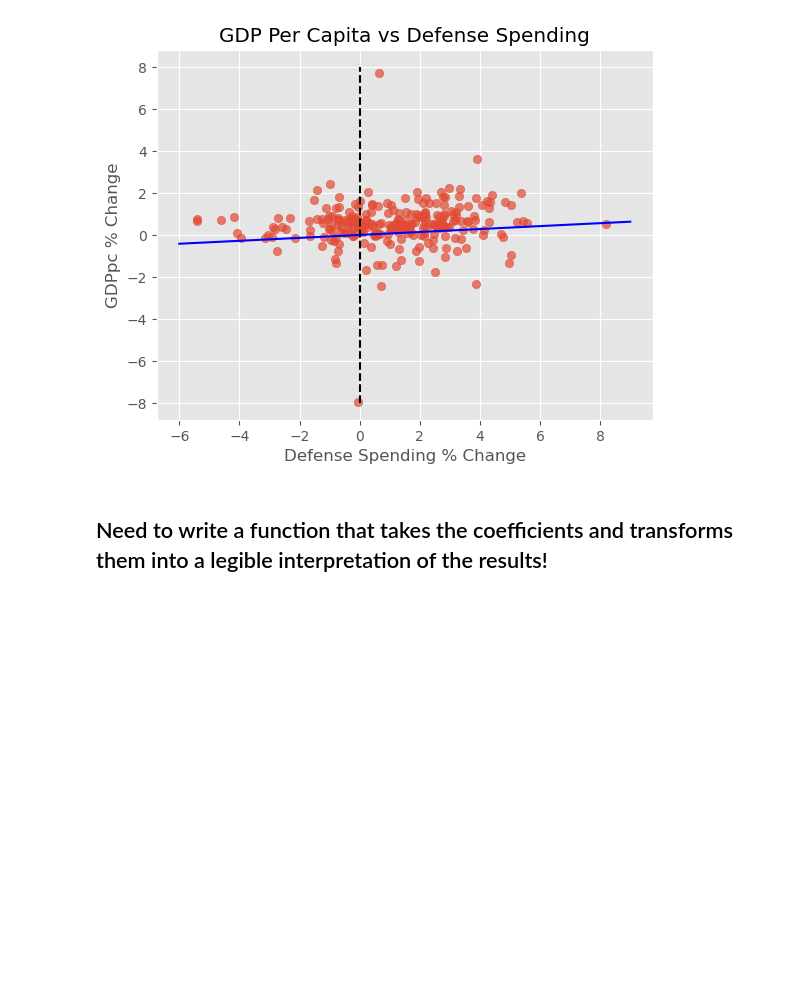
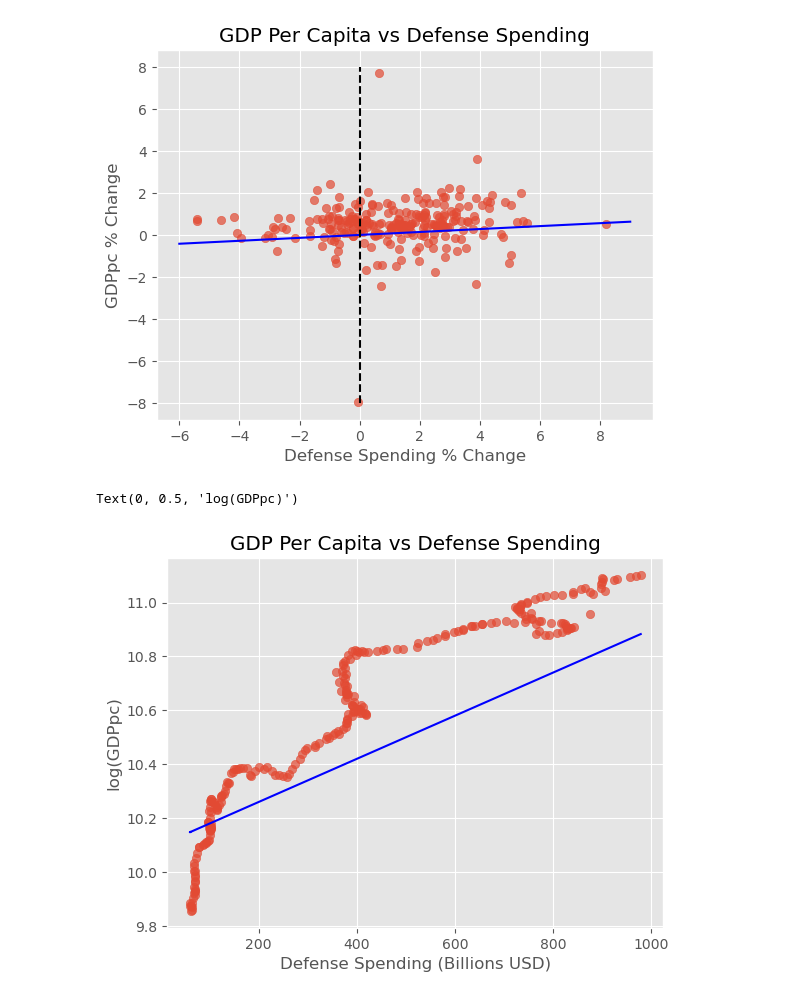
Before and after one commit to BenHallinan/gdp_gov_spending_effects, a Jupyter notebook: notebooks/gdp_gov_spending_data_analysis.ipynb, the cells around one changed output. Cells and saved outputs as stored; diff of their text form; code cells hidden in the pictures; blank space fills up the shorter version.

```diff
--- a/notebooks/gdp_gov_spending_data_analysis.ipynb
+++ b/notebooks/gdp_gov_spending_data_analysis.ipynb
@@ -632,5 +634,3 @@ ax.set_ylabel('GDPpc % Change')
 # %% [output]
 Text(0, 0.5, 'GDPpc % Change')
 [figure]
-# %% [markdown]
-## Need to write a function that takes the coefficients and transforms them into a legible interpretation of the results!
@@ -645,3 +638,18 @@ Text(0, 0.5, 'GDPpc % Change')
 gdp_gov_spending.to_csv('../cleaned_data/gdp_gov_spending.csv',index=False)
 log_gdp_gov_spending.to_csv('../cleaned_data/log_gdp_gov_spending.csv',index=False)
 pct_change_gdp_gov.to_csv('../cleaned_data/pct_change_gdp_gov.csv',index=False)
+# %%
+fig, ax = plt.subplots()
+natdef = gdp_gov_spending['Defense']
+gdppc = log_gdp_gov_spending['Log_GDP_Per_Capita']
+# gdppc = gdp_gov_spending['GDP_Per_Capita']
+ax.scatter(natdef, gdppc,alpha=.7)
+ax.plot(natdef,(10.1+0.0008*natdef),color='blue')
+
+
+ax.set_title('GDP Per Capita vs Defense Spending')
+ax.set_xlabel('Defense Spending (Billions USD)')
+ax.set_ylabel('log(GDPpc)')
+# %% [output]
+Text(0, 0.5, 'log(GDPpc)')
+[figure, added]
```
Also changed, not shown: parts of 2 cells of this notebook, 2 other files.
